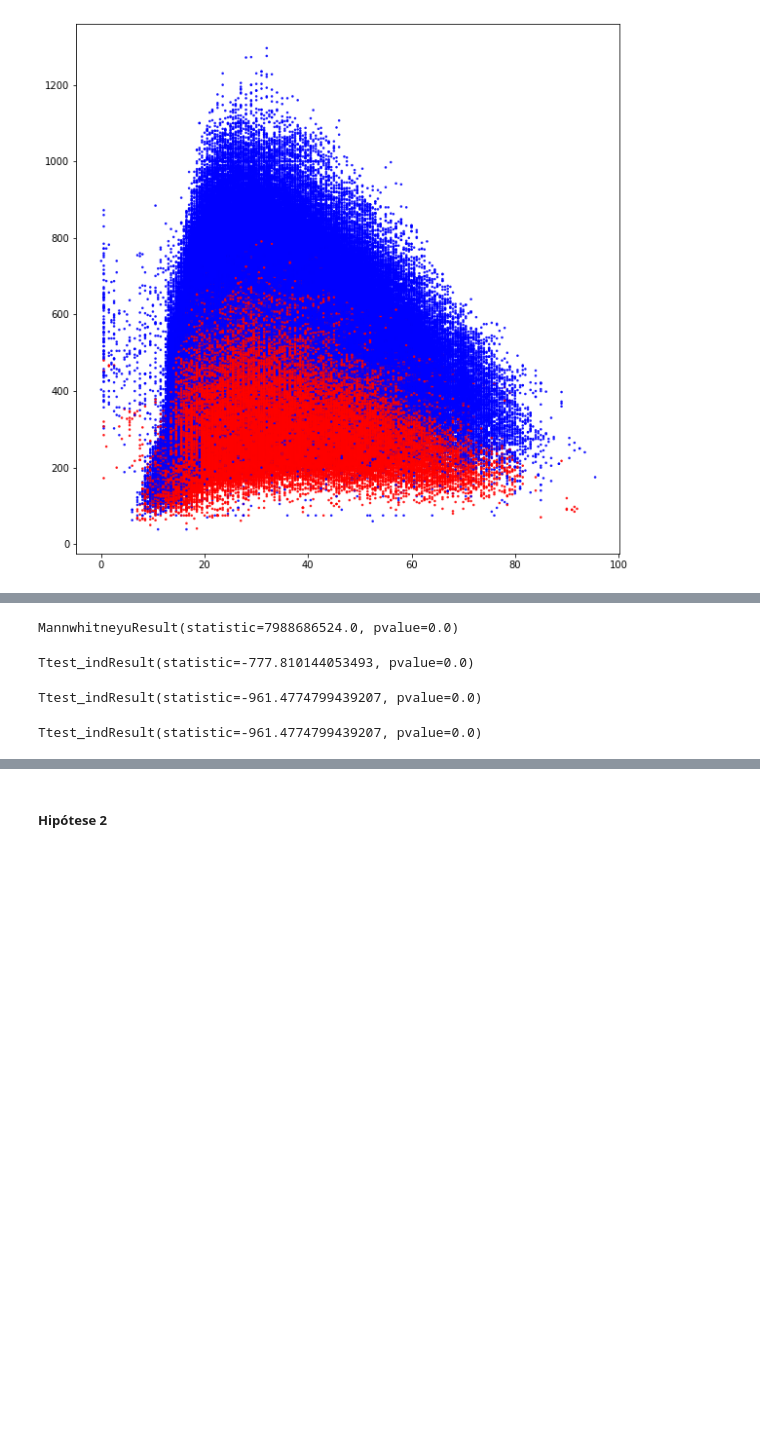
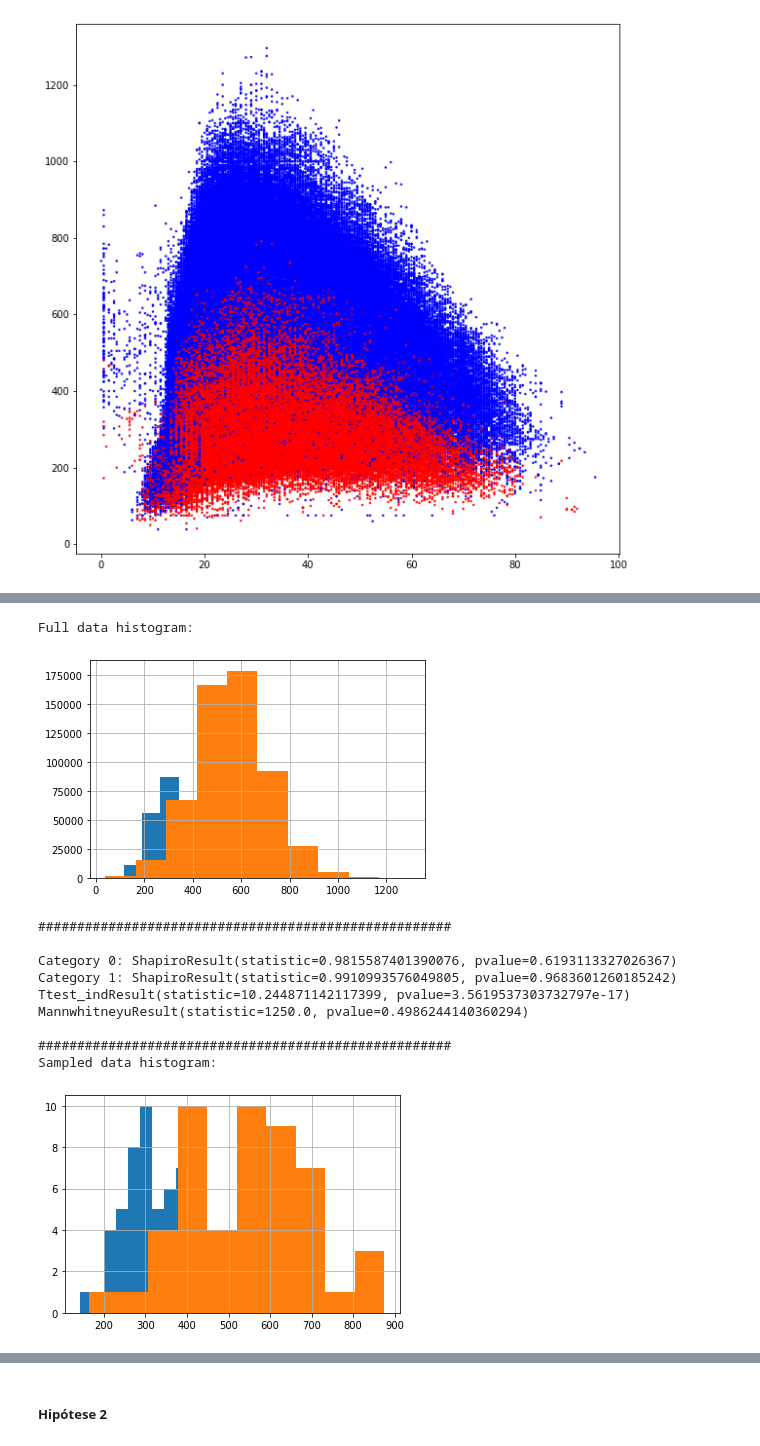
Before and after one commit to maluwastaken/Intro-Data-Science, a Jupyter notebook: powerlifting.ipynb, the cells around one changed output, grey strips where cells are left out. Saved outputs shown, nothing was run; the diff lists cells and outputs as text; code cells hidden in the pictures; blank space fills up the shorter version.

Commit message:
new stats tests

```diff
--- a/powerlifting.ipynb
+++ b/powerlifting.ipynb
@@ -918,4 +914,0 @@ dfWoman = dfclean[dfclean['Sex'] == 0]
-# %%
-dfMan['TotalKgLog'] = dfMan['TotalKg'].apply(np.log10)
-dfWoman['TotalKgLog'] = dfWoman['TotalKg'].apply(np.log10)
-dfclean['TotalKgLog'] = dfclean['TotalKg'].apply(np.log10)
@@ -1023,16 +931,37 @@ Ttest_indResult(statistic=-769.1100759801766, pvalue=0.0)
-# %%
-stats.mannwhitneyu(dfWoman['Best3BenchKg'], dfMan['Best3BenchKg'])
-# %% [output]
-MannwhitneyuResult(statistic=7988686524.0, pvalue=0.0)
-# %%
-stats.ttest_ind(dfWoman['Best3DeadliftKg'], dfMan['Best3DeadliftKg'])
-# %% [output]
-Ttest_indResult(statistic=-777.810144053493, pvalue=0.0)
-# %%
-stats.mannwhitneyu(dfWoman['Best3DeadliftKg'], dfMan['Best3DeadliftKg'])
-# %% [output]
-Ttest_indResult(statistic=-961.4774799439207, pvalue=0.0)
-# %%
-stats.ttest_ind(dfMan['Best3BenchKg'], dfMan['Best3DeadliftKg'])
-# %% [output]
-Ttest_indResult(statistic=-961.4774799439207, pvalue=0.0)
+# %%
+def get_plot_and_stats(bincategory, column, samples=50):
+    df1 = dfclean[dfclean[bincategory] == 1]
+    df0 = dfclean[dfclean[bincategory] == 0]
+    df0_sample = df0[column].sample(n=samples)
+    df1_sample = df1[column].sample(n=samples)
+    print("Full data histogram:")
+    df0[column].hist()
+    df1[column].hist()
+    plt.show()
+    print("#####################################################")
+    print()
+    print("Category 0: " + str(stats.shapiro(df0_sample)))
+    print("Category 1: " + str(stats.shapiro(df1_sample)))
+    print(stats.ttest_ind(df1_sample, df0_sample))
+    print(stats.mannwhitneyu(df0_sample, df0_sample))
+    print()
+    print("#####################################################")
+    print("Sampled data histogram:")
+    df0_sample.hist()
+    df1_sample.hist()
+    plt.show()
+# %%
+get_plot_and_stats('Sex', 'TotalKg')
+# %% [output]
+Full data histogram:
+[figure, added]
+#####################################################
+
+Category 0: ShapiroResult(statistic=0.9815587401390076, pvalue=0.6193113327026367)
+Category 1: ShapiroResult(statistic=0.9910993576049805, pvalue=0.9683601260185242)
+Ttest_indResult(statistic=10.244871142117399, pvalue=3.5619537303732797e-17)
+MannwhitneyuResult(statistic=1250.0, pvalue=0.4986244140360294)
+
+#####################################################
+Sampled data histogram:
+[figure, added]
```
Also changed, not shown: parts of 52 cells of this notebook.
